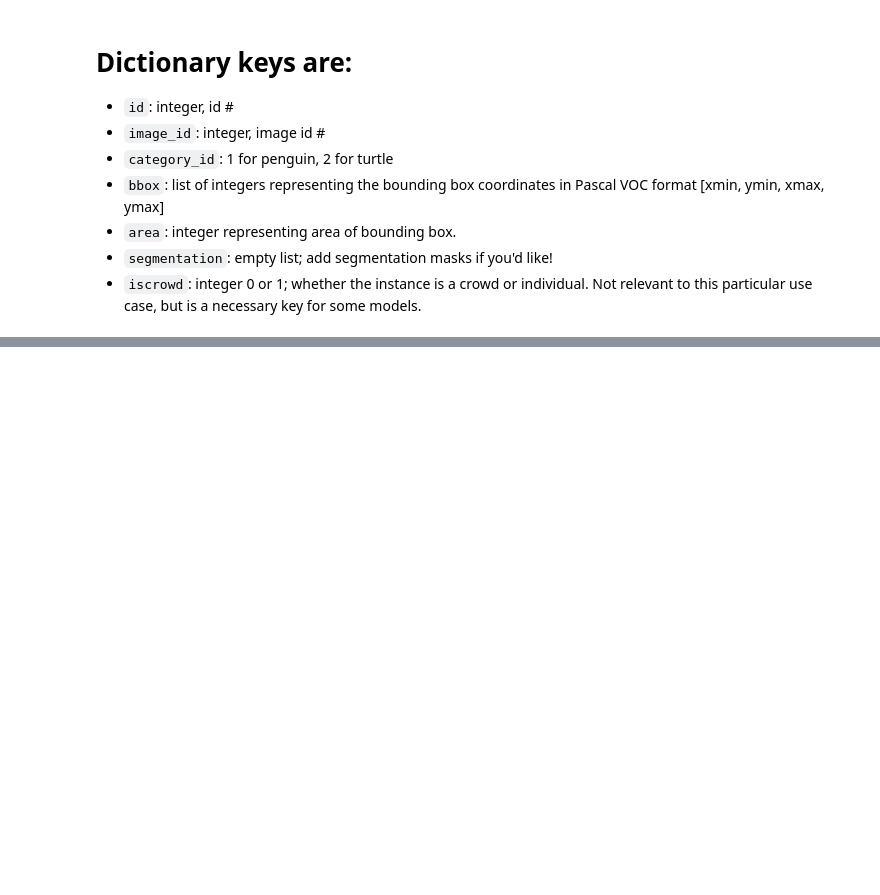
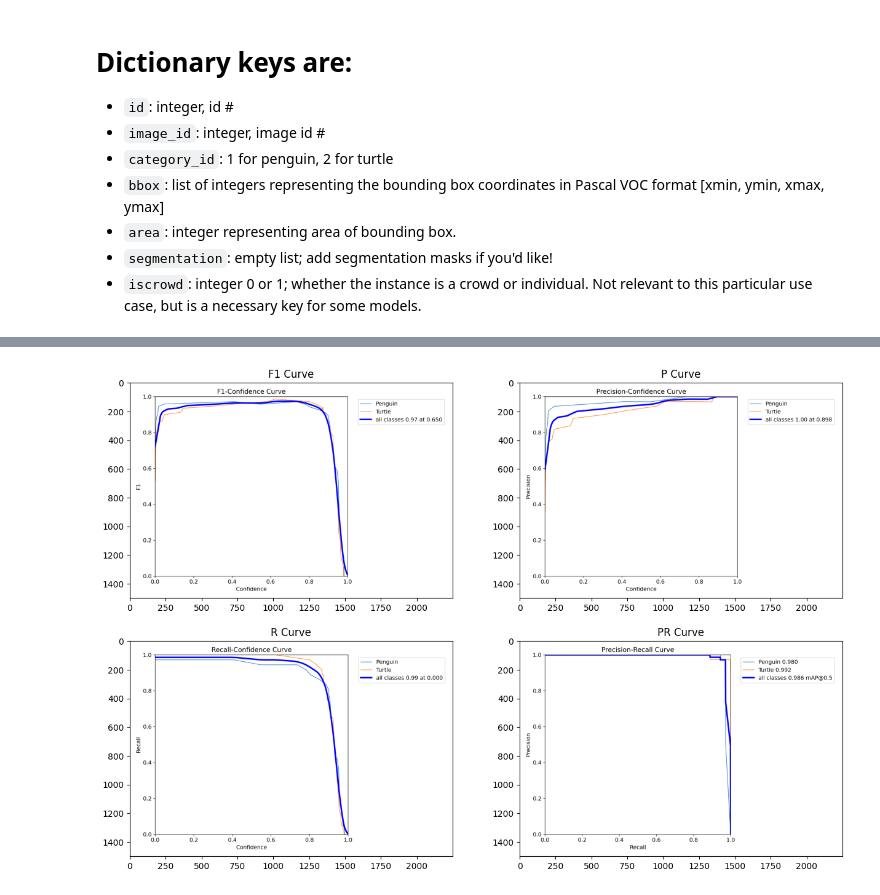
Before and after one commit to Zeal-L/Animals-Classification-and-Detection, a Jupyter notebook: YOLO8/main.ipynb, the cells around one changed output, grey strips where cells are left out. Saved outputs shown, nothing was run; the diff lists cells and outputs as text; code cells hidden in the pictures; blank space fills up the shorter version.

```diff
--- a/YOLO8/main.ipynb
+++ b/YOLO8/main.ipynb
@@ -122,3 +124,39 @@ for file in os.listdir("datasets/images/valid"):
         # visualize=True,
         device=0,
     )
+# %%
+import cv2
+import matplotlib.pyplot as plt
+
+path = "runs/detect/train3"
+
+img1 = "F1_curve.png"
+img2 = "P_curve.png"
+img3 = "R_curve.png"
+img4 = "PR_curve.png"
+
+fig, axs = plt.subplots(2, 2, figsize=(15, 10))
+
+img1 = cv2.imread(f"{path}/{img1}")
+img2 = cv2.imread(f"{path}/{img2}")
+img3 = cv2.imread(f"{path}/{img3}")
+img4 = cv2.imread(f"{path}/{img4}")
+
+axs[0, 0].imshow(cv2.cvtColor(img1, cv2.COLOR_BGR2RGB))
+axs[0, 0].set_title('F1 Curve')
+
+axs[0, 1].imshow(cv2.cvtColor(img2, cv2.COLOR_BGR2RGB))
+axs[0, 1].set_title('P Curve')
+
+axs[1, 0].imshow(cv2.cvtColor(img3, cv2.COLOR_BGR2RGB))
+axs[1, 0].set_title('R Curve')
+
+axs[1, 1].imshow(cv2.cvtColor(img4, cv2.COLOR_BGR2RGB))
+axs[1, 1].set_title('PR Curve')
+
+plt.show()
+
+# save image
+fig.savefig(f"{path}/curves.png")
+# %% [output]
+[figure, added]
```
Also changed, not shown: parts of 1 cell of this notebook, 1 other file.
